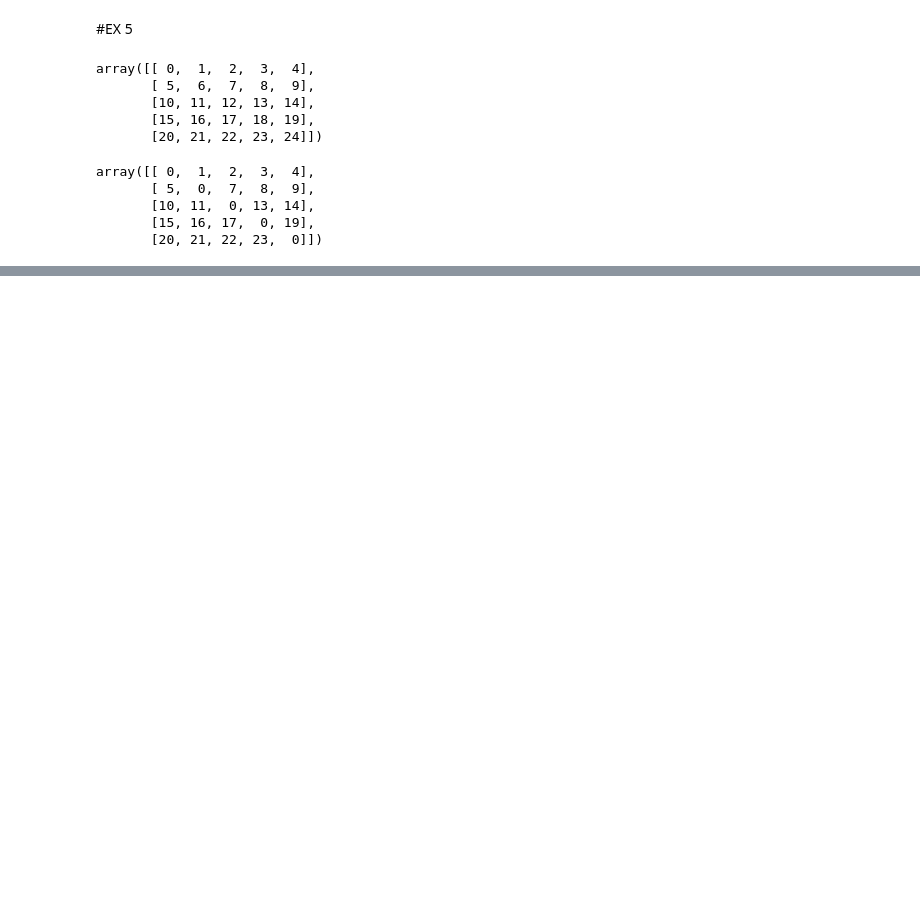
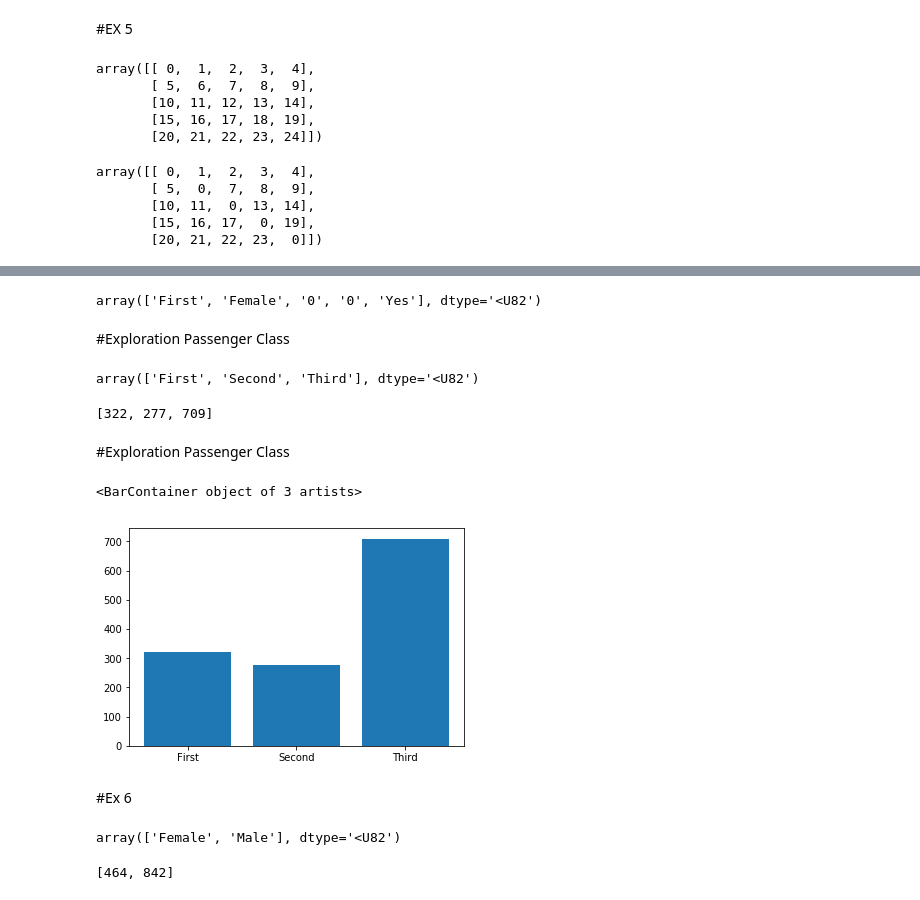
Before and after one commit to kamonsiri080/DW, a Jupyter notebook: Lab8.ipynb, the cells around one changed output, grey strips where cells are left out. Saved outputs shown, nothing was run; the diff lists cells and outputs as text; code cells hidden in the pictures; blank space fills up the shorter version.

```diff
--- a/Lab8.ipynb
+++ b/Lab8.ipynb
@@ -583,0 +635,2 @@ array([[ 0,  1,  2,  3,  4],
+# %%
+titanic_clean = np.delete(titanic,[1,6,7,8,9,10],1)
@@ -583,0 +653,7 @@ array([[ 0,  1,  2,  3,  4],
+# %%
+titanic_clean = np.delete(titanic_clean,2,1)
+titanic_clean[0,:]
+# %% [output]
+array(['First', 'Female', '0', '0', 'Yes'], dtype='<U82')
+# %% [markdown]
+#Exploration Passenger Class
@@ -583,0 +662,33 @@ array([[ 0,  1,  2,  3,  4],
+# %%
+passenger_class = np.unique(titanic_clean[:,0])
+passenger_class
+# %% [output]
+array(['First', 'Second', 'Third'], dtype='<U82')
+# %%
+passenger_class_value = [sum(titanic_clean[:,0]==passenger_class[0]),
+                         sum(titanic_clean[:,0]==passenger_class[1]),
+                         sum(titanic_clean[:,0]==passenger_class[2])]
+passenger_class_value
+# %% [output]
+[322, 277, 709]
+# %% [markdown]
+#Exploration Passenger Class
+# %%
+import matplotlib.pyplot as plt
+plt.bar(passenger_class,passenger_class_value)
+# %% [output]
+<BarContainer object of 3 artists>
+[figure, added]
+# %% [markdown]
+#Ex 6
+# %%
+sex = np.unique(titanic_clean[:,1])
+sex
+# %% [output]
+array(['Female', 'Male'], dtype='<U82')
+# %%
+sex_value = [sum(titanic_clean[:,1]==sex[0]),
+             sum(titanic_clean[:,1]==sex[1])]
+sex_value
+# %% [output]
+[464, 842]
```
Also changed, not shown: parts of 28 cells of this notebook.
